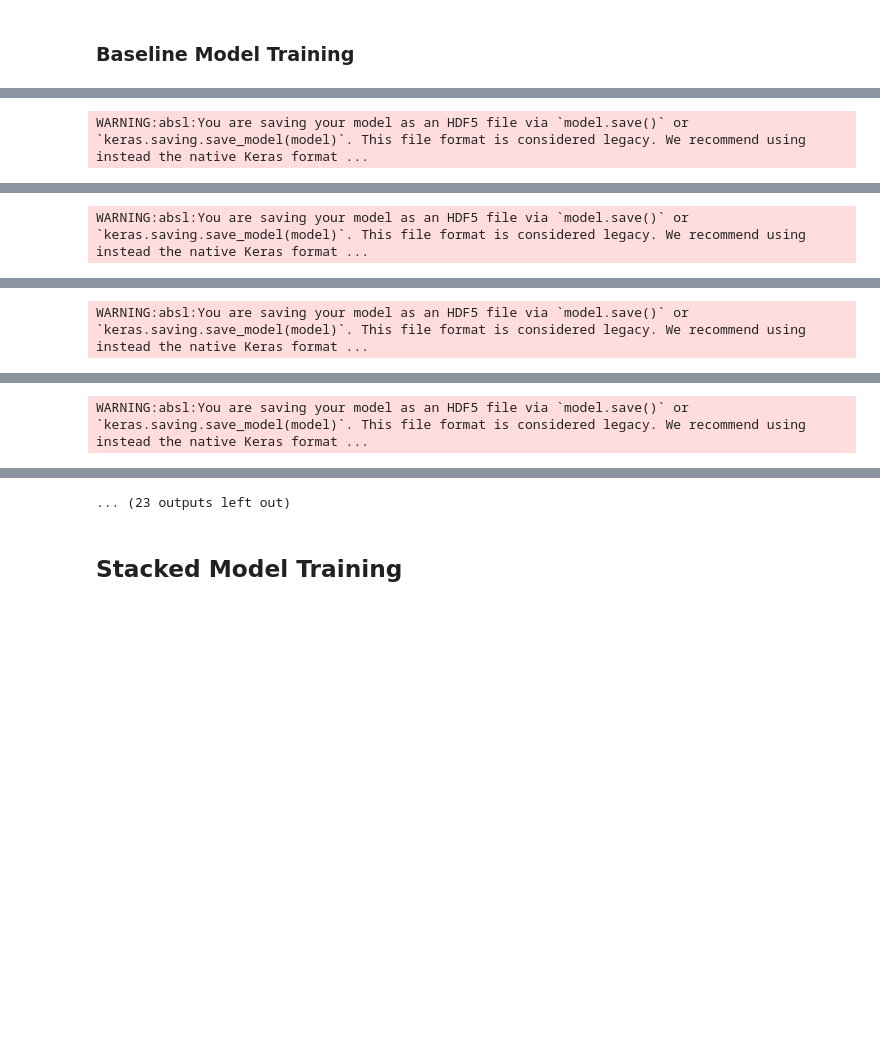
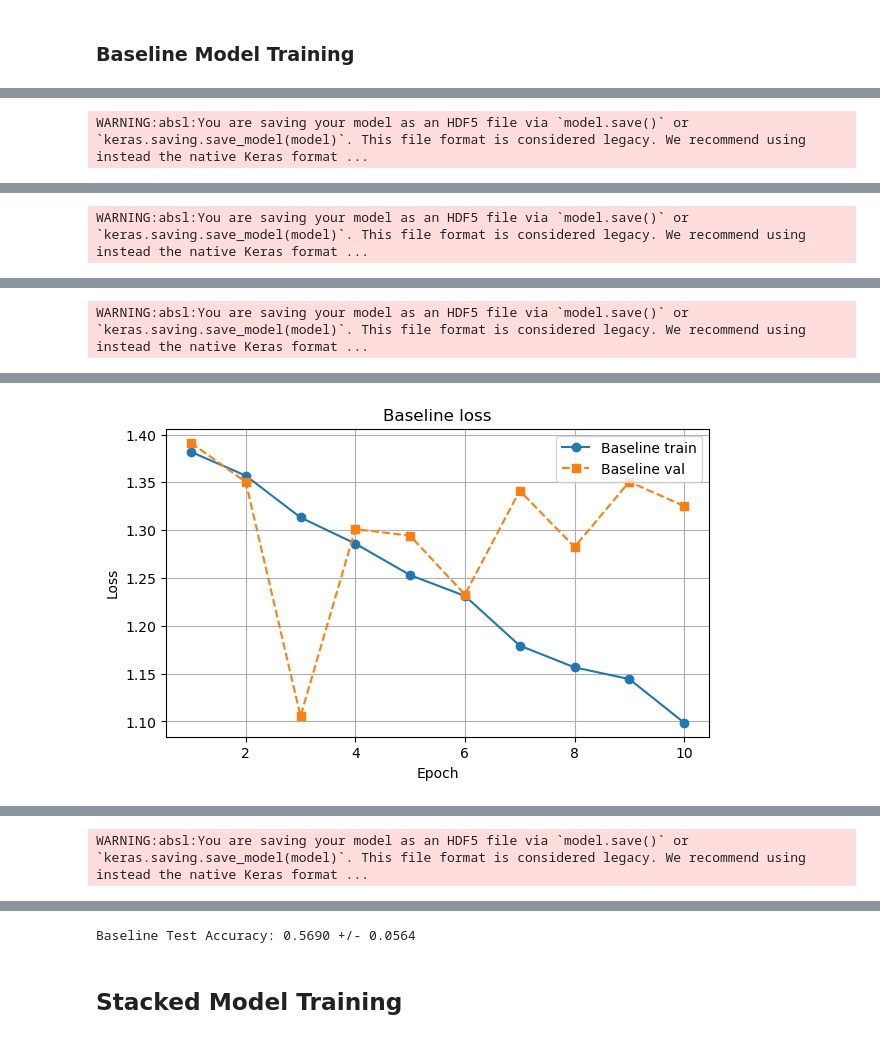
Before and after one commit to antodale/Assignments_NLP_torroni_2025, a Jupyter notebook: Assignment1-2526.ipynb, the cells around one changed output, grey strips where cells are left out. Drawn from its saved outputs; the diff is of its cells as text; code cells hidden in the pictures; blank space fills up the shorter version.

```diff
--- a/Assignment1-2526.ipynb
+++ b/Assignment1-2526.ipynb
@@ -670,16 +673,6 @@ baseline_model = Sequential([
     embedding,
     # Bidirectional LSTM layer
     Bidirectional(LSTM(64, return_sequences=False)),
-    # Fully connected (Dense) layer
-    Dense((64), activation='relu'),
-    Dropout(0.5),
     # Output layer
     Dense(4, activation='softmax')
 ])
-
-# Use categorical or sparse categorical loss depending on your label encoding
-baseline_model.compile(
-    loss='sparse_categorical_crossentropy',  # or 'categorical_crossentropy' if one-hot encoded
-    optimizer=Adam(learning_rate=1e-3),
-    metrics=['accuracy']
-)
@@ -755,11 +756,10 @@ train_df.head()
 # %% [markdown]
 ### Preparing train and validation sets
 # %%
-
 from tensorflow.keras.preprocessing.sequence import pad_sequences
 import numpy as np
 
-def texts_to_padded_sequences(texts, word_to_idx, max_len=None, pad_value=0):
+def texts_to_padded_sequences(texts, word_to_idx, max_len=71, pad_value=0):
     unk_id = word_to_idx.get('<UNK>', None)
     seqs = []
     for t in texts:
@@ -784,3 +784,7 @@ X_test  = texts_to_padded_sequences(test_df['tweet'].values,  word_to_idx)
 y_train = train_df['label'].values.astype(np.int32)
 y_val   = val_df['label'].values.astype(np.int32)
 y_test  = test_df['label'].values.astype(np.int32)
+
+print(f'Train input shape:      {X_train.shape},    Train labels shape: {y_train.shape}')
+print(f'Validation input shape: {X_val.shape},      Validation labels shape: {y_val.shape}')
+print(f'Test input shape:       {X_test.shape},     Test labels shape: {y_test.shape}')
@@ -904,5 +849,5 @@ Error:
 # %%
-from tensorflow.keras.models import load_model
+from tensorflow.keras.models import load_model,clone_model
 baseline = {}
 
 baseline_acc_list = []
@@ -927,7 +872,8 @@ for i in range(len(seeds)):
     ]
 
     # MODEL DEFINITION
-    baseline[i] = Sequential([
+    baseline[i] = clone_model(baseline_model)
+    '''Sequential([
         # embedding layer
         embedding,
         # Bidirectional LSTM layer
@@ -937,12 +883,15 @@ for i in range(len(seeds)):
         Dropout(0.5),
         # Output layer
         Dense(4, activation='softmax')
-    ])
+    ])'''
+
     baseline[i].compile(
-        loss='sparse_categorical_crossentropy',  # or 'categorical_crossentropy' if one-hot encoded
+        loss='sparse_categorical_crossentropy',
         optimizer=Adam(learning_rate=1e-3),
         metrics=['accuracy']
     )
+
+    baseline[i].build(input_shape=(None, max_len))
 
     #training the model
     bl_history = baseline[i].fit(
@@ -964,10 +913,6 @@ for i in range(len(seeds)):
     baseline_loss, baseline_acc = baseline[i].evaluate(X_test, y_test, batch_size=32)
     baseline_acc_list.append(baseline_acc)
     print('_____________________________________________________________________________')
-
-print('-------------------------------------------------------------')
-st_dev = np.std(baseline_acc_list)
-print(f'Baseline Test Accuracy: {np.mean(baseline_acc_list):.4f} +/- {st_dev:.4f}')
 # %% [output]
 Training baseline model n.0 with random seed: 42
 Epoch 1/10
@@ -991,0 +950 @@ WARNING:absl:You are saving your model as an HDF5 file via `model.save()` or `ke
+[figure, added]
@@ -1006 +964,0 @@ WARNING:absl:You are saving your model as an HDF5 file via `model.save()` or `ke
-... (23 outputs left out)
@@ -1009,3 +965,8 @@ print("")
+# %%
+st_dev = np.std(baseline_acc_list)
+print(f'Baseline Test Accuracy: {np.mean(baseline_acc_list):.4f} +/- {st_dev:.4f}')
+# %% [output]
+Baseline Test Accuracy: 0.5690 +/- 0.0564
 # %% [markdown]
 ## Stacked Model Training
 # %%
```
Also changed, not shown: parts of 36 cells of this notebook.
